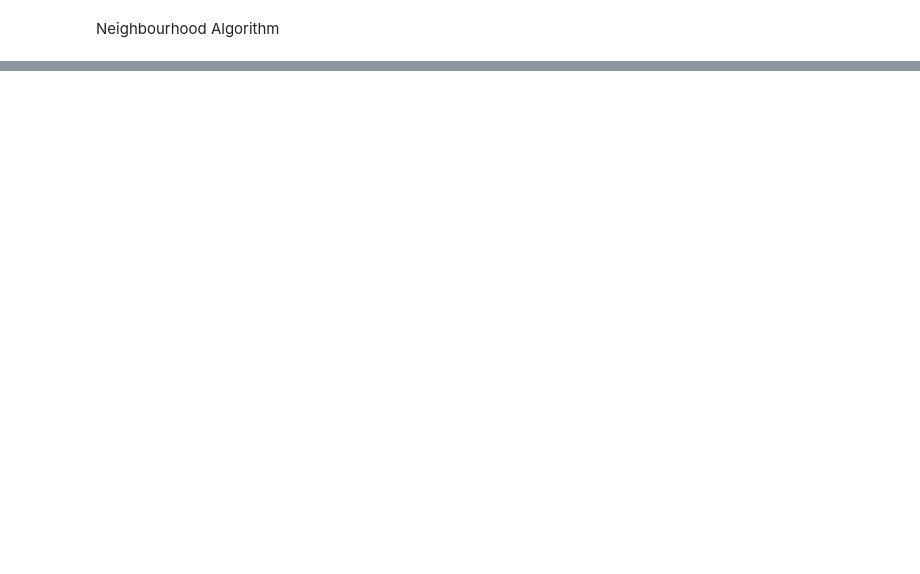
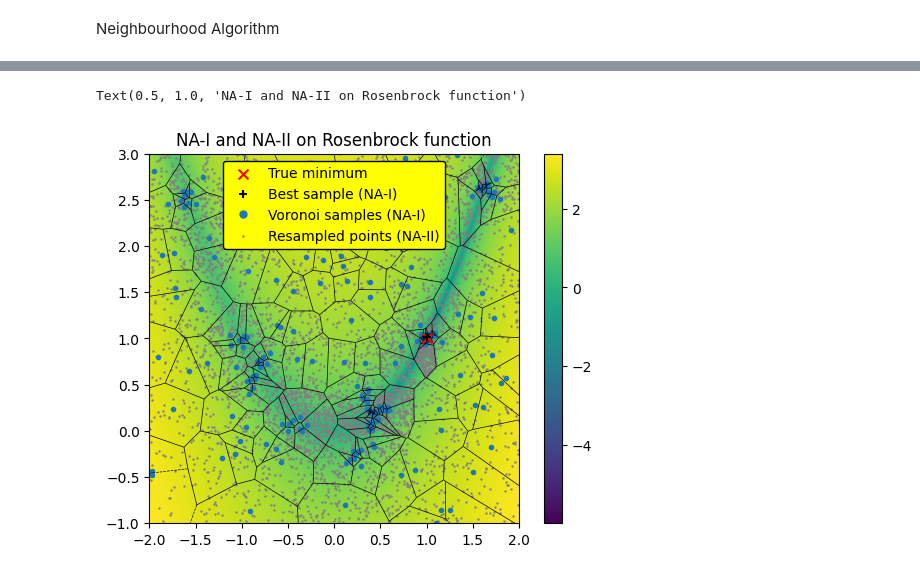
Before and after one commit to auggiemarignier/neighpy, a Jupyter notebook: examples/rosenbrock.ipynb, the cells around one changed output, grey strips where cells are left out. Saved outputs shown, nothing was run; the diff lists cells and outputs as text; code cells hidden in the pictures; blank space fills up the shorter version.

Commit message:
run appraiser!

```diff
--- a/examples/rosenbrock.ipynb
+++ b/examples/rosenbrock.ipynb
@@ -57,0 +60,34 @@ ax.set_ylim(-1, 3)
+# %%
+appraiser = NAAppariser(
+    searcher.samples,
+    np.exp(-searcher.objectives),
+    bounds=((-2, 2), (-1, 3)),
+    n_resample=5000,
+    n_walkers=10,
+)
+
+results = appraiser.appraise(save=True)
+# %%
+fig = voronoi_plot_2d(Voronoi(searcher.samples), show_vertices=False, line_width=0.5)
+ax = fig.gca()
+im = ax.imshow(rosenbrock(X, Y), origin="lower", extent=(-2, 2, -1, 3))
+fig.colorbar(im)
+_truth = ax.scatter(1, 1, c="r", marker="x", s=50, zorder=2, label="True minimum")
+_best = ax.scatter(*best, c="k", marker="+", zorder=2, label="Best sample (NA-I)")
+_resample = ax.scatter(
+    *results["samples"].T, s=0.5, c="grey", zorder=0, label="Resampled points (NA-II)"
+)
+_voronoi = Line2D([0], [0], marker="o", label="Voronoi samples (NA-I)", markersize=5, linewidth=0)
+
+ax.set_xlim(-2, 2)
+ax.set_ylim(-1, 3)
+ax.legend(
+    handles=[_truth, _best, _voronoi, _resample],
+    framealpha=1,
+    facecolor="yellow",
+    edgecolor="black",
+)
+ax.set_title("NA-I and NA-II on Rosenbrock function")
+# %% [output]
+Text(0.5, 1.0, 'NA-I and NA-II on Rosenbrock function')
+[figure, added]
```
Also changed, not shown: parts of 6 cells of this notebook.
